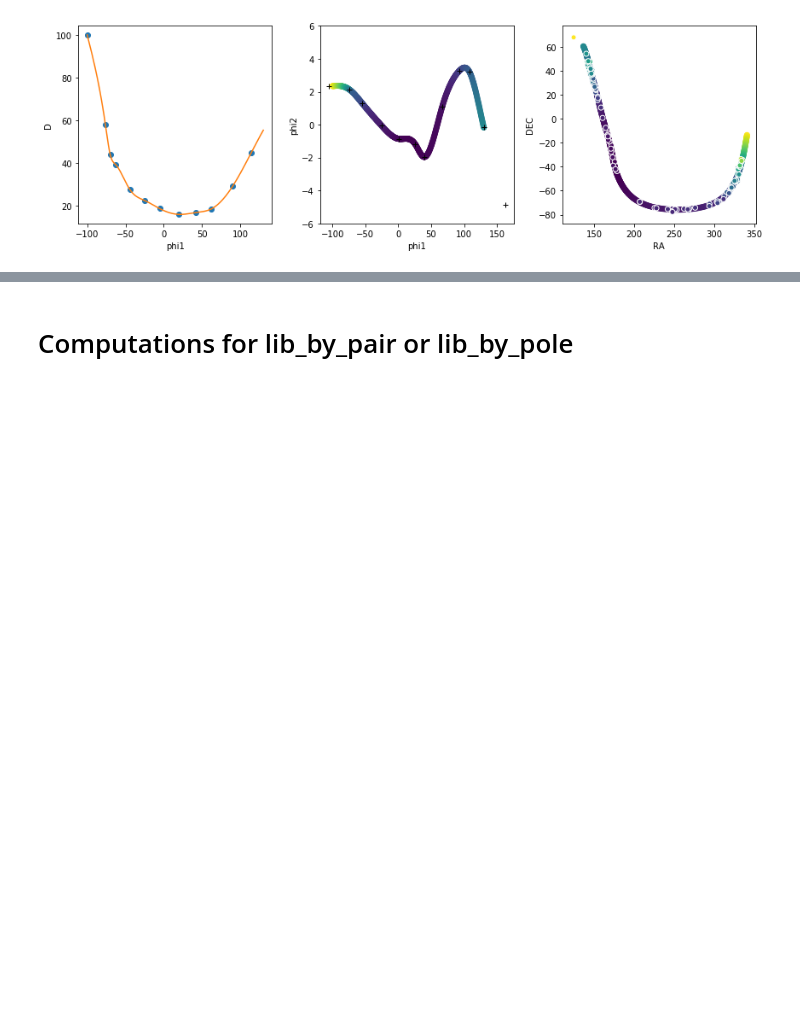
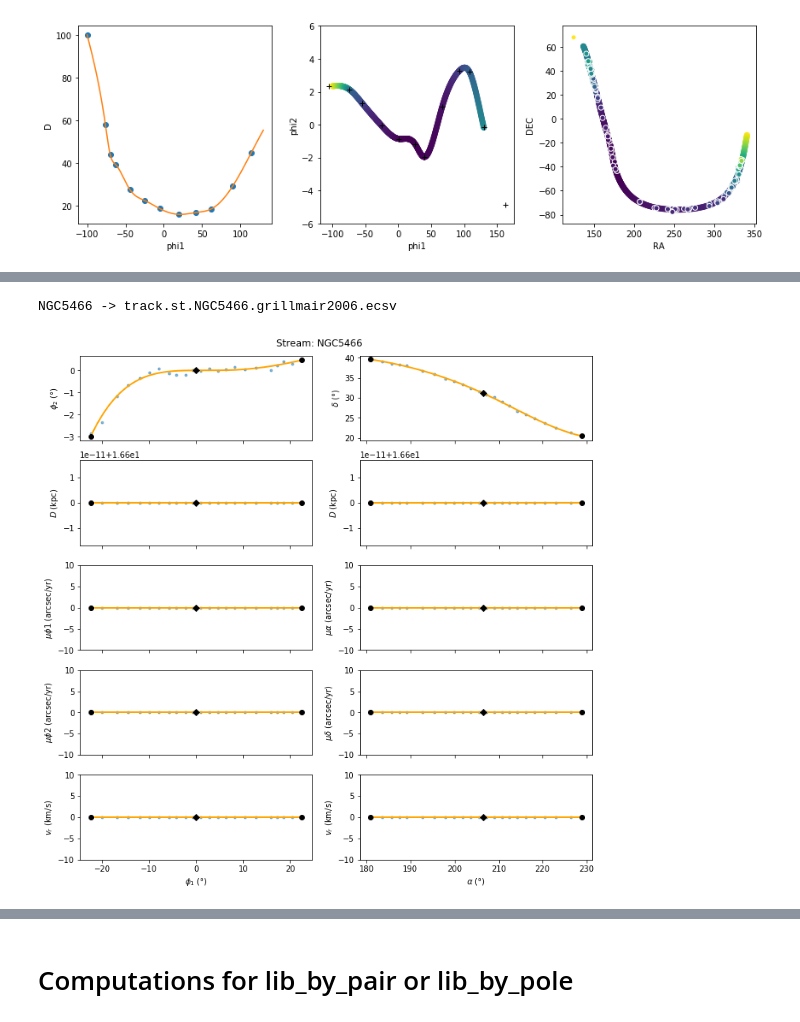
Before and after one commit to cmateu/galstreams, a Jupyter notebook: galstreams/tracks/standardized_tracks.ipynb, the cells around one changed output, grey strips where cells are left out. Saved outputs shown, nothing was run; the diff lists cells and outputs as text; code cells hidden in the pictures; blank space fills up the shorter version.

```diff
--- a/galstreams/tracks/standardized_tracks.ipynb
+++ b/galstreams/tracks/standardized_tracks.ipynb
@@ -819,0 +908,27 @@ plt.tight_layout()
+# %%
+#RA     DEC     D     Center
+#180.    42.     16.6  0
+#211.36  28.53   16.6  1
+#228.    21.     16.6  0
+# ra = np.array([180.,211.36,228.])
+# dec = np.array([42., 28.53, 21.])
+# D = 16.6*np.ones(ra.size)
+# zeros=np.zeros(ra.size)
+
+tr = np.array([228.73, 20.34, 226.45, 21.43, 222.97, 22.52, 220.51, 23.61, 218.12, 24.81, 216.12, 25.78, 214.18, 26.76, 212.35, 28.13,
+               210.81, 29.10, 208.93, 30.13, 207.22, 30.76, 205.68, 31.56, 203.68, 32.42, 201.80, 33.40,
+               199.86, 34.14, 197.86, 34.83, 195.46, 35.86, 192.72, 36.77, 189.07, 38.03, 187.42, 38.26, 185.76, 38.55, 183.54, 39.18, 180.91, 39.58])
+ra,dec = tr[::2],tr[1::2]
+D = 16.6*np.ones(ra.size)
+zeros=np.zeros(ra.size)
+
+Ref = "grillmair2006"
+Name,ShortName= "NGC5466","NGC5466"
+
+obs = ac.SkyCoord(ra=ra*u.deg, dec=dec*u.deg, distance=D*u.kpc, frame='fk5',
+                 pm_ra_cosdec=zeros*u.mas/u.yr, pm_dec=zeros*u.mas/u.yr)
+
+generate_track_from_points_plot_and_store(obs, Name, Ref, deg=5, mid_point=None, ShortName=ShortName, clf=False, plot_obs=True)
+# %% [output]
+NGC5466 -> track.st.NGC5466.grillmair2006.ecsv
+[figure, added]
```
Also changed, not shown: parts of 53 cells of this notebook.
